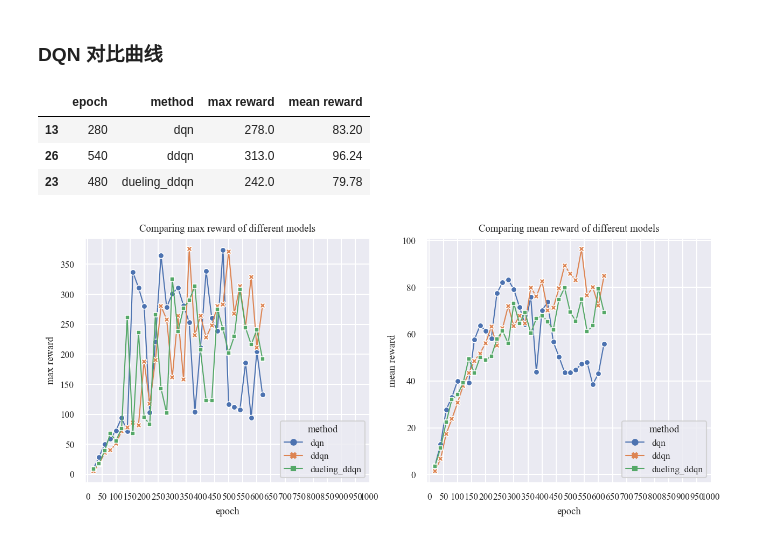
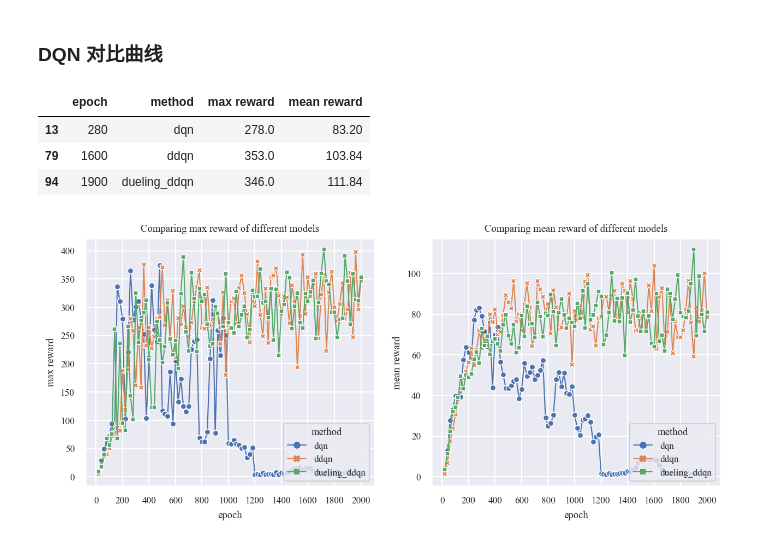
Before and after one commit to persistforever/ReinforcementLearning, a Jupyter notebook: scripts/others/draw_curves.ipynb, the cells around one changed output. Drawn from its saved outputs; the diff is of its cells as text; code cells hidden in the pictures.

```diff
--- a/scripts/others/draw_curves.ipynb
+++ b/scripts/others/draw_curves.ipynb
@@ -8,7 +8,7 @@ import pandas
 import seaborn as sns
 import matplotlib.pyplot as plt
 
-n = 1000
+n = 2000
 def get_results(path, method=None):
     pattern = re.compile('.*\[epoch=(\d+)\] max reward: (\d+), mean reward: ([\d\.]+),')
     result = []
@@ -44,35 +44,35 @@ for data in [data0, data1, data2]:
 data_max = pandas.concat(data_max)
 display(data_max)
 data_whole = pandas.concat([data0, data1, data2])
 
 figure1 = plt.figure()
 sns.set(rc={
     'figure.figsize': (10, 4),
     'figure.dpi': 150,
     'lines.linewidth': 1,
     'lines.markersize': 5,
     'font.family': 'Times New Roman',
     'legend.loc': 'lower right'}, font_scale=0.75)
 ax = plt.subplot(1, 2, 1)
 g = sns.lineplot(
     x='epoch', y='max reward', hue='method', style='method',
     markers=True, dashes=False, ax=ax, data=data_whole)
 ax.set_title('Comparing max reward of different models')
-ax.set_xticks(range(0, n+1, 50))
+ax.set_xticks(range(0, n+1, 200))
 # ax.set_ylim(0.98, 1.0)
 
 ax = plt.subplot(1, 2, 2)
 g = sns.lineplot(
     x='epoch', y='mean reward', hue='method', style='method',
     markers=True, dashes=False, ax=ax, data=data_whole)
 ax.set_title('Comparing mean reward of different models')
-ax.set_xticks(range(0, n+1, 50))
+ax.set_xticks(range(0, n+1, 200))
 # ax.set_ylim(0.98, 1.0)
 
 plt.show()
 # %% [output]
 |  | epoch | method | max reward | mean reward |
 | 13 | 280 | dqn | 278.0 | 83.20 |
-| 26 | 540 | ddqn | 313.0 | 96.24 |
-| 23 | 480 | dueling_ddqn | 242.0 | 79.78 |
+| 79 | 1600 | ddqn | 353.0 | 103.84 |
+| 94 | 1900 | dueling_ddqn | 346.0 | 111.84 |
-[figure, old version]
+[figure, new version]
```
Also changed, not shown: 10 other files.
